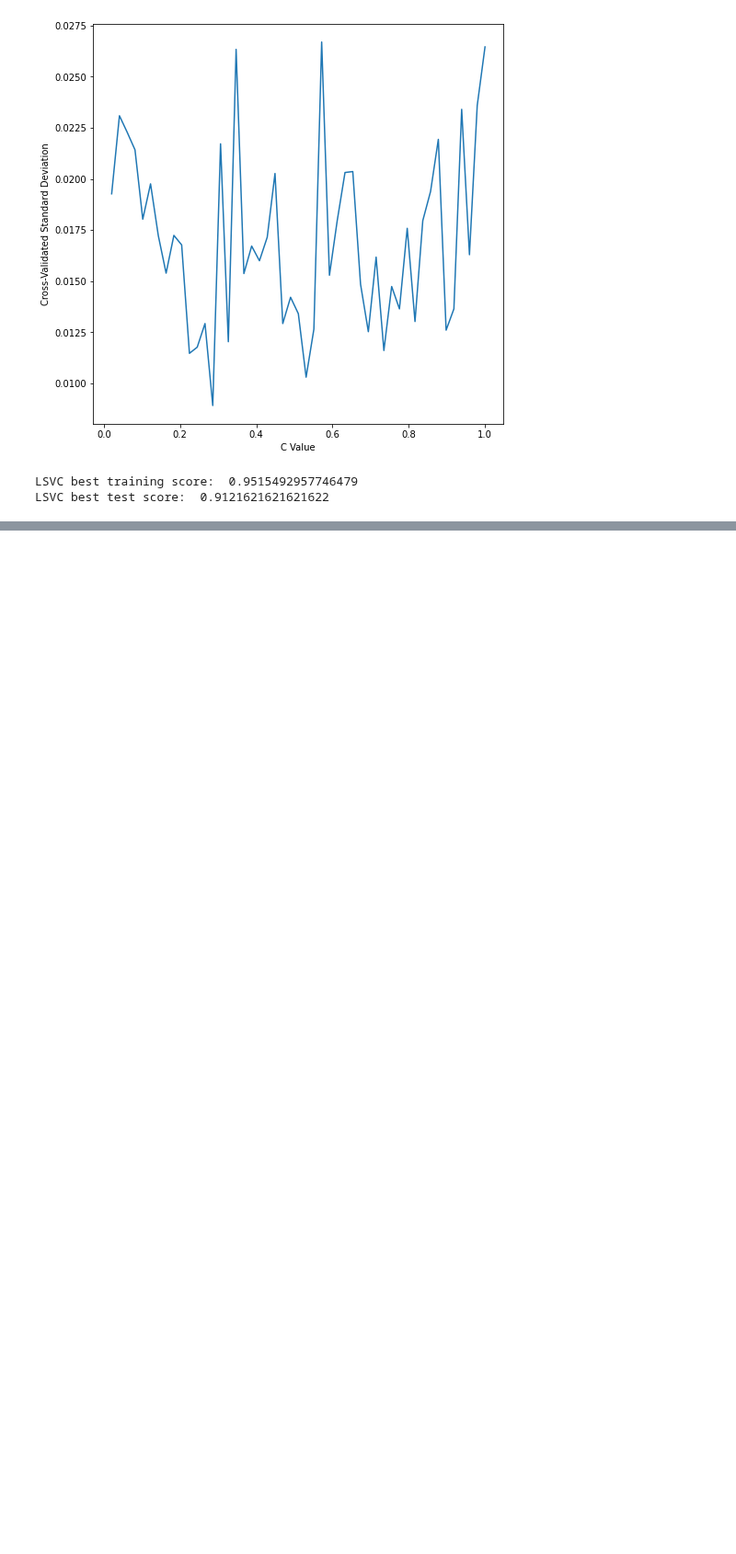
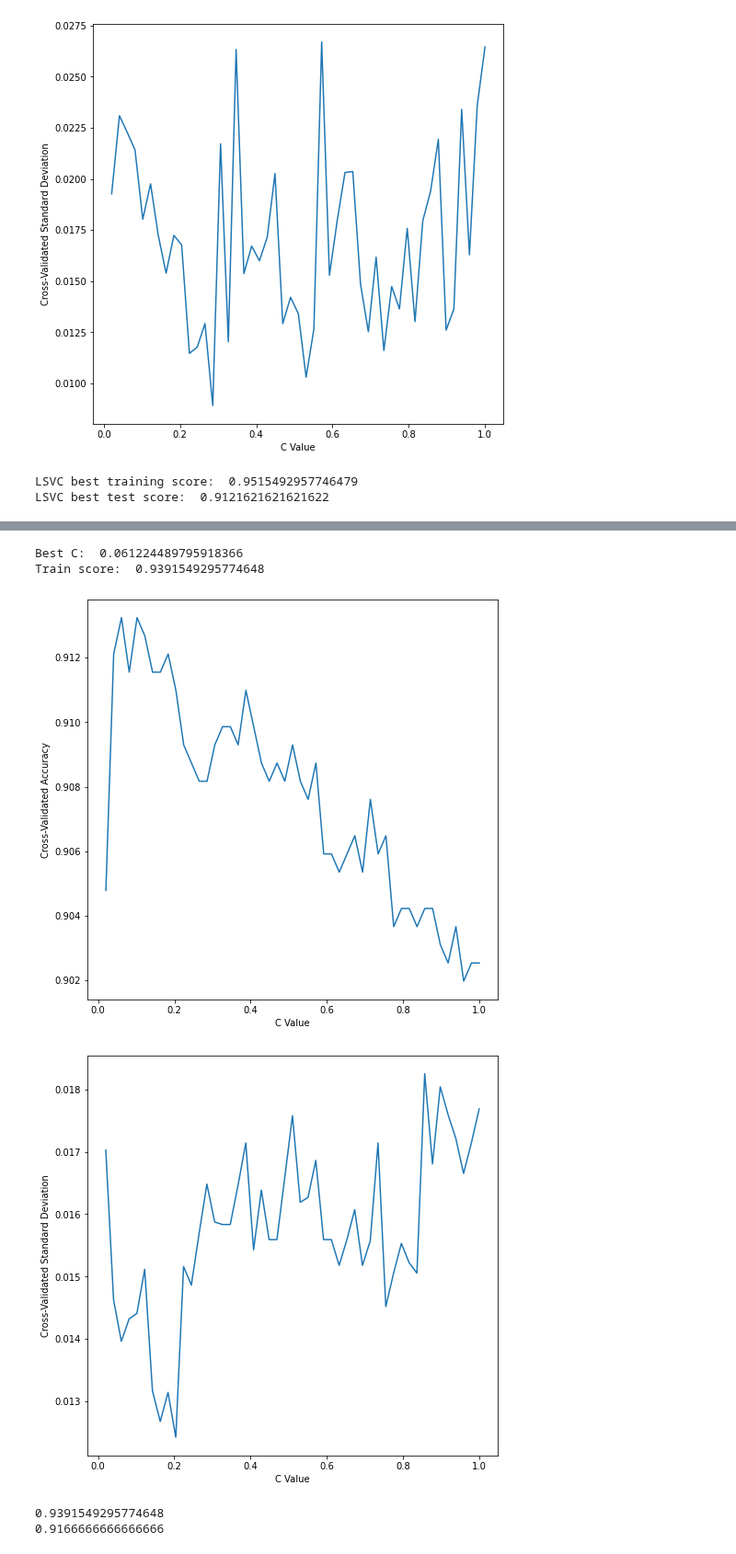
Before and after one commit to jasonmrimer/cse590-machine-learning, a Jupyter notebook: final-project/classifiers/linear svc.ipynb, the cells around one changed output, grey strips where cells are left out. Shown at 92% size. Cells and saved outputs as stored; diff of their text form; code cells hidden in the pictures; blank space fills up the shorter version.

Commit message:
linearsvc with normalization

```diff
--- a/final-project/classifiers/linear svc.ipynb
+++ b/final-project/classifiers/linear svc.ipynb
@@ -12,24 +14,39 @@ from sklearn.neural_network import MLPClassifier
 from sklearn.svm import LinearSVC, SVC
 # %%
-
 X = pd.read_csv("../dataset/extracted_features.csv").values
 y = pd.read_csv("../dataset/labels.csv").values
 # images = pd.read_csv("../dataset/raw_images.csv").values
 X_train, X_test, y_train, y_test = train_test_split(X, y, test_size=0.2, random_state=42, shuffle=True, stratify=y)
 y_train = y_train.ravel()
+
+scaler_standard = StandardScaler().fit(X_train)
+X_train_standard = scaler_standard.transform(X_train)
+X_test_standard = scaler_standard.transform(X_test)
+
+scaler_robust = RobustScaler().fit(X_train)
+X_train_robust = scaler_robust.transform(X_train)
+X_test_robust = scaler_robust.transform(X_test)
+
+scaler_minmax = MinMaxScaler().fit(X_train)
+X_train_minmax = scaler_minmax.transform(X_train)
+X_test_minmax = scaler_minmax.transform(X_test)
+
+pca = PCA(n_components=56, random_state=42)
+X_train_pca = pca.fit_transform(X_train_standard)
+X_test_pca = pca.transform(X_test_standard)
 # %%
 np.random.seed(42)
 
-def lsvc_explore_and_graph(c_vals):
+def lsvc_explore_and_graph(c_vals, X_train_data):
     hyperparameters = dict(C=c_vals)
     clf = GridSearchCV(LinearSVC(), hyperparameters, cv=5)
-    clf.fit(X_train, y_train)
+    clf.fit(X_train_data, y_train)
     cv_scores = clf.cv_results_['mean_test_score']
     cv_standard_deviations = clf.cv_results_['std_test_score']
     optimal_c_val = clf.best_params_['C']
 
     print("Best C: ", optimal_c_val)
-    print("Train score: ", LinearSVC(C=optimal_c_val).fit(X_train, y_train).score(X_train, y_train))
+    print("Train score: ", LinearSVC(C=optimal_c_val).fit(X_train_data, y_train).score(X_train_data, y_train))
 
     fig, ax = plt.subplots()
     fig.set_figheight(8)
@@ -99,3 +116,6 @@ print(
 # %% [output]
 LSVC best training score:  0.9515492957746479
 LSVC best test score:  0.9121621621621622
+# %%
+lsvc_explore_and_graph(np.linspace(0, 1, 50), X_train_standard)
+# %% [output]
@@ -101,0 +139,12 @@ LSVC best test score:  0.9121621621621622
+Best C:  0.061224489795918366
+Train score:  0.9391549295774648
+[figure, added]
+[figure, added]
+# %%
+lsvc_standard = LinearSVC(C=0.061224489795918366).fit(X_train_standard, y_train)
+
+print(lsvc_standard.score(X_train_standard, y_train))
+print(lsvc_standard.score(X_test_standard, y_test))
+# %% [output]
+0.9391549295774648
+0.9166666666666666
```
Also changed, not shown: parts of 14 cells of this notebook.
